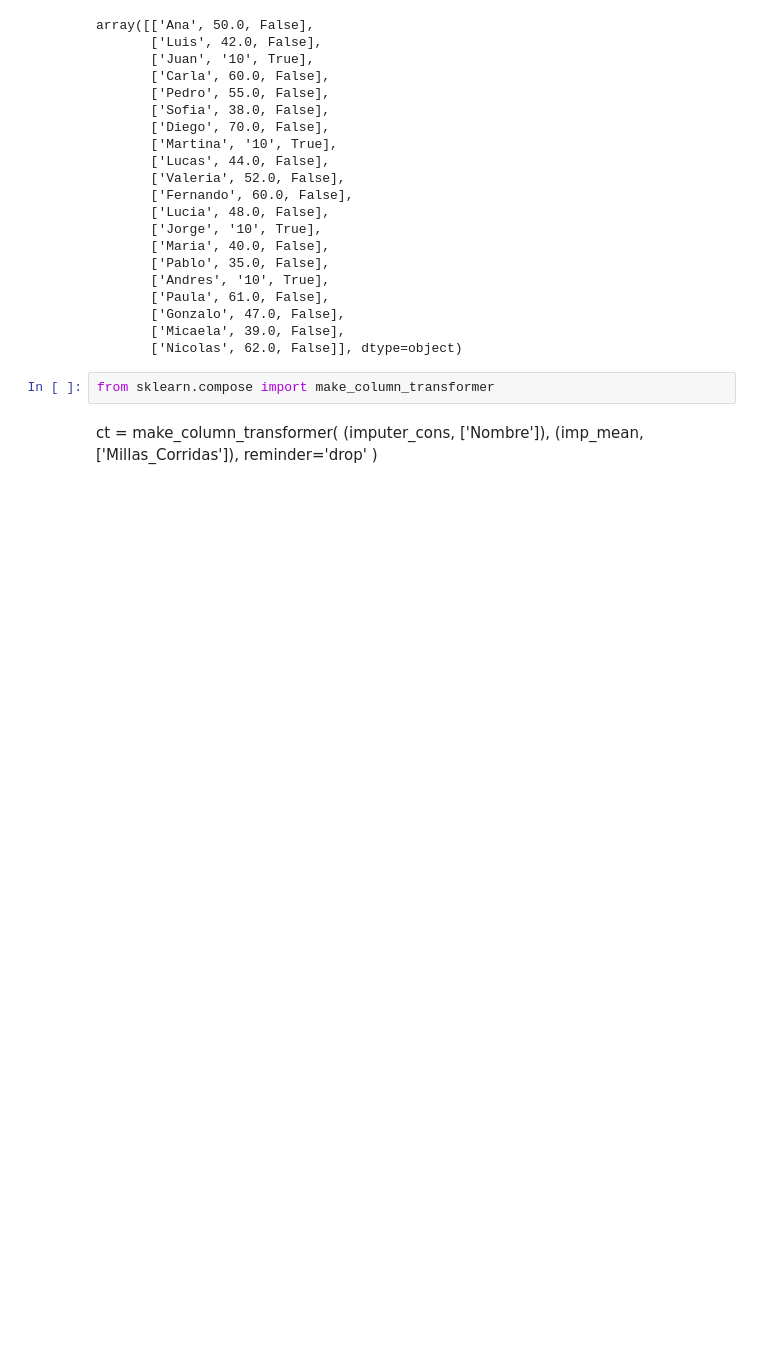
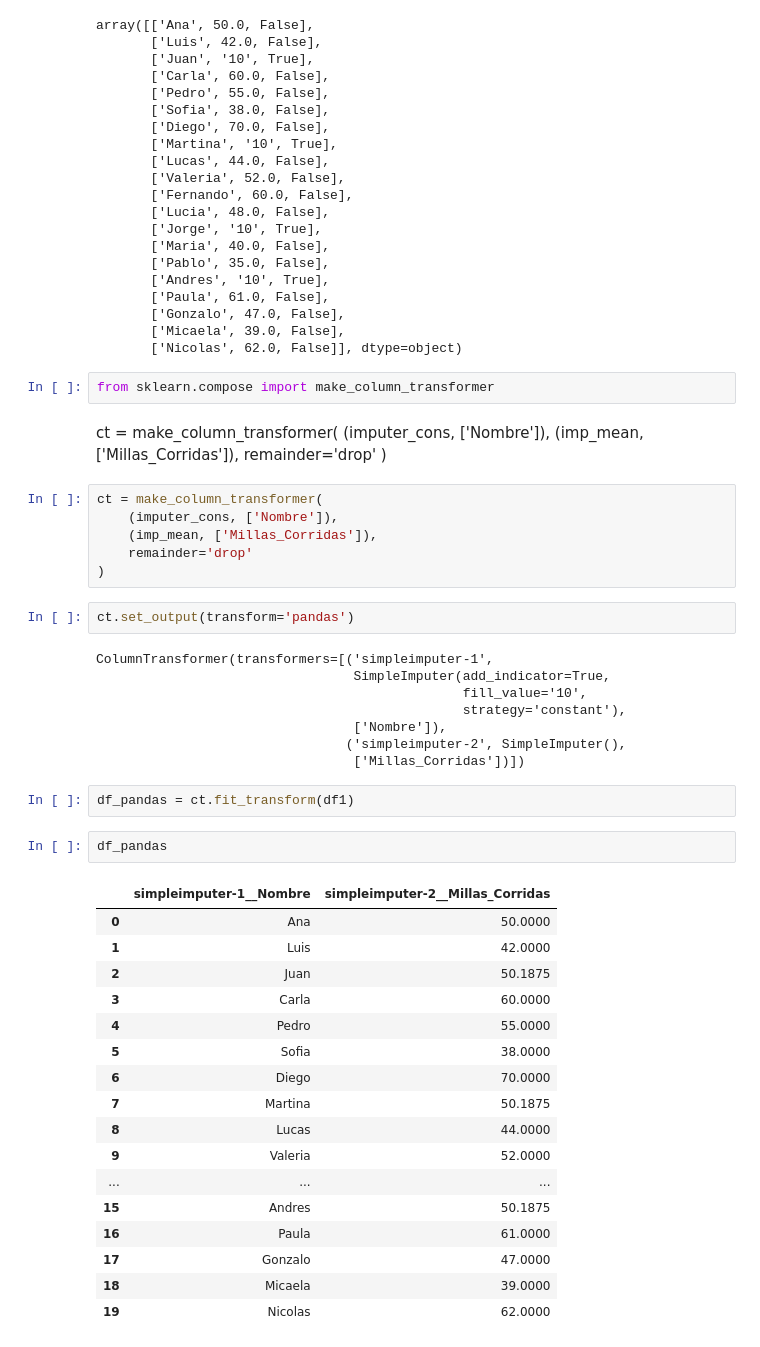
Before and after one commit to LorenzoMinon/ml_workspace, a Jupyter notebook: SimpleImputer.ipynb, the cells around one changed output. Cells and saved outputs as stored; diff of their text form; blank space fills up the shorter version.

Commit message:
py column transformer

```diff
--- a/SimpleImputer.ipynb
+++ b/SimpleImputer.ipynb
@@ -183,5 +183,43 @@ from sklearn.compose import make_column_transformer
 ct = make_column_transformer(
     (imputer_cons, ['Nombre']),
     (imp_mean, ['Millas_Corridas']),
-    reminder='drop'
+    remainder='drop'
 )
+# %%
+ct = make_column_transformer(
+    (imputer_cons, ['Nombre']),
+    (imp_mean, ['Millas_Corridas']),
+    remainder='drop'
+)
+# %%
+ct.set_output(transform='pandas')
+# %% [output]
+ColumnTransformer(transformers=[('simpleimputer-1',
+                                 SimpleImputer(add_indicator=True,
+                                               fill_value='10',
+                                               strategy='constant'),
+                                 ['Nombre']),
+                                ('simpleimputer-2', SimpleImputer(),
+                                 ['Millas_Corridas'])])
+# %%
+df_pandas = ct.fit_transform(df1)
+# %%
+df_pandas
+# %% [output]
+|  | simpleimputer-1__Nombre | simpleimputer-2__Millas_Corridas |
+| 0 | Ana | 50.0000 |
+| 1 | Luis | 42.0000 |
+| 2 | Juan | 50.1875 |
+| 3 | Carla | 60.0000 |
+| 4 | Pedro | 55.0000 |
+| 5 | Sofia | 38.0000 |
+| 6 | Diego | 70.0000 |
+| 7 | Martina | 50.1875 |
+| 8 | Lucas | 44.0000 |
+| 9 | Valeria | 52.0000 |
+| ... | ... | ... |
+| 15 | Andres | 50.1875 |
+| 16 | Paula | 61.0000 |
+| 17 | Gonzalo | 47.0000 |
+| 18 | Micaela | 39.0000 |
+| 19 | Nicolas | 62.0000 |
```
Also changed, not shown: 1 other file.
